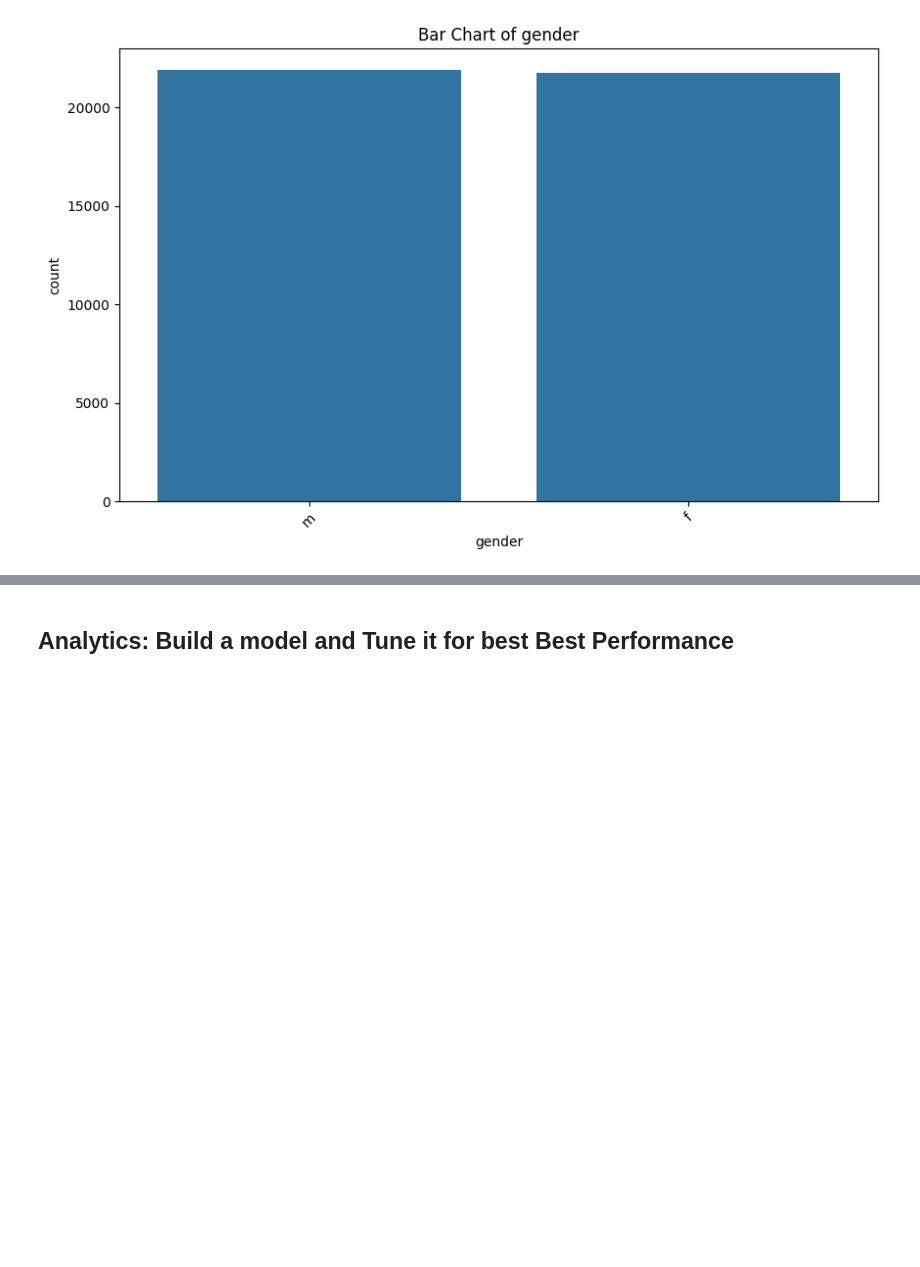
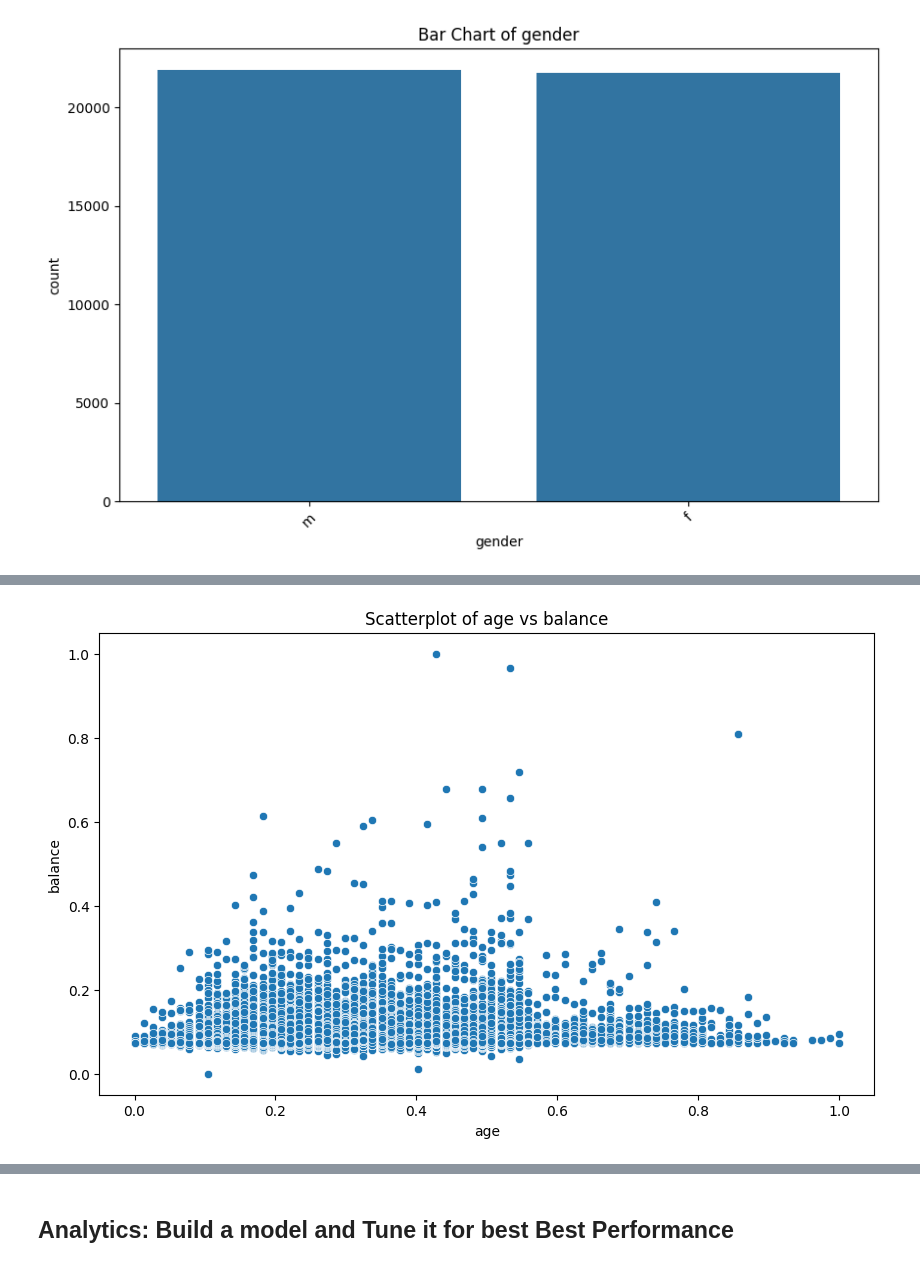
Before and after one commit to Porter547/ds1001_final, a Jupyter notebook: ds1001_final/notebooks/Final_Project_Notebook.ipynb, the cells around one changed output, grey strips where cells are left out. Saved outputs shown, nothing was run; the diff lists cells and outputs as text; code cells hidden in the pictures; blank space fills up the shorter version.

```diff
--- a/ds1001_final/notebooks/Final_Project_Notebook.ipynb
+++ b/ds1001_final/notebooks/Final_Project_Notebook.ipynb
@@ -135,7 +146,7 @@ for col in numeric_columns:
 categorical_columns = data.select_dtypes(include=['object', 'category']).columns
 for col in categorical_columns:
     plt.figure(figsize=(10, 6))
-    sns.countplot(x="xx"[col])
+    sns.countplot(x=data[col])
     plt.title(f'Bar Chart of {col}')
     plt.xticks(rotation=45)
     plt.show()
@@ -154,4 +168,4 @@ num_numeric_columns = "xx".select_dtypes(include=['number']).shape[1]
 # %%
 # Normalization
 scaler = MinMaxScaler()
-"xx"["xx".select_dtypes(include=['number']).columns] = scaler.fit_transform("xx".select_dtypes(include=['number']))
+data[data.select_dtypes(include=['number']).columns] = scaler.fit_transform(data.select_dtypes(include=['number']))
@@ -158,10 +179,10 @@ scaler = MinMaxScaler()
 # %%
 # Likely need to convert categorical columns to category dtype
-for col in "xx".select_dtypes(include=['object']).columns:
-    "xx"[col] = "xx"[col].astype('category')
+for col in data.select_dtypes(include=['object']).columns:
+    data[col] = data[col].astype('category')
 # %%
 # Creating dummy variables, make sure the variables that need to be converted to dummies are categorical, not numeric.
 # This might require you to convert some columns to categorical first using astype('category')
-"xx" = pd.get_dummies("xx", drop_first=True)
+data = pd.get_dummies(data, drop_first=True)
 # %%
 # Display missing data using the isnull function, is there any missing data?
@@ -172,10 +211,12 @@ print("xx".isnull().sum())
 # %%
 # Scatterplot between two continuous variables
 plt.figure(figsize=(10, 6))
-sns.scatterplot(x='Variable1', y='Variable2', data="xx")  # Replace 'Variable1' and 'Variable2' with your column names
-plt.title('Scatterplot of Variable1 vs Variable2')
+sns.scatterplot(x='age', y='balance', data=data)  # Replace 'Variable1' and 'Variable2' with your column names
+plt.title('Scatterplot of age vs balance')
 plt.savefig('scatterplot.png')  # Save the scatterplot image
 plt.show()
+# %% [output]
+[figure, added]
 # %%
 # Density chart of a continuous variable
 plt.figure(figsize=(10, 6))
```
Also changed, not shown: parts of 18 cells of this notebook.
